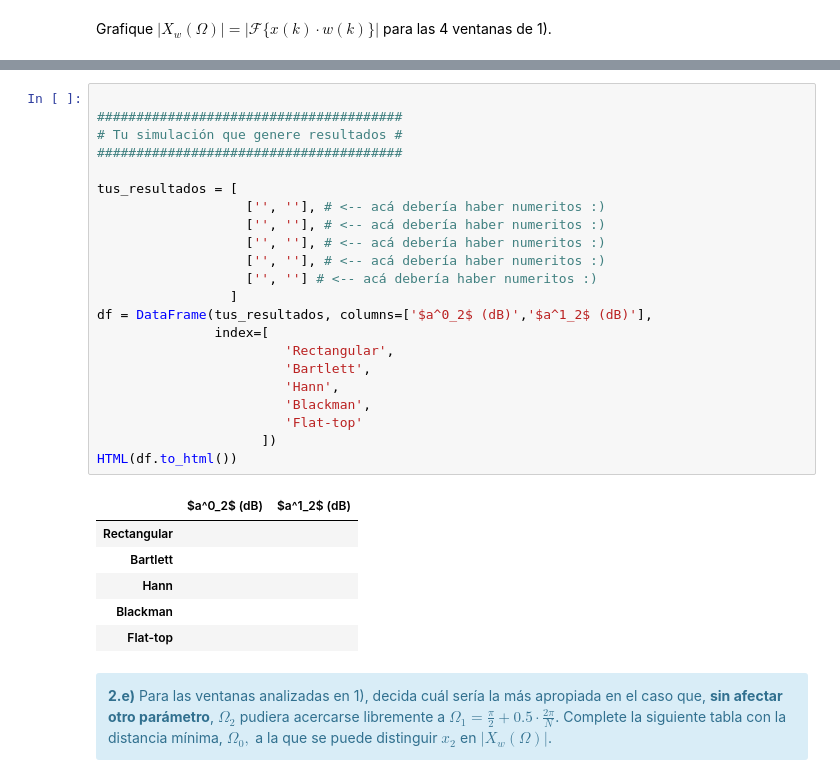
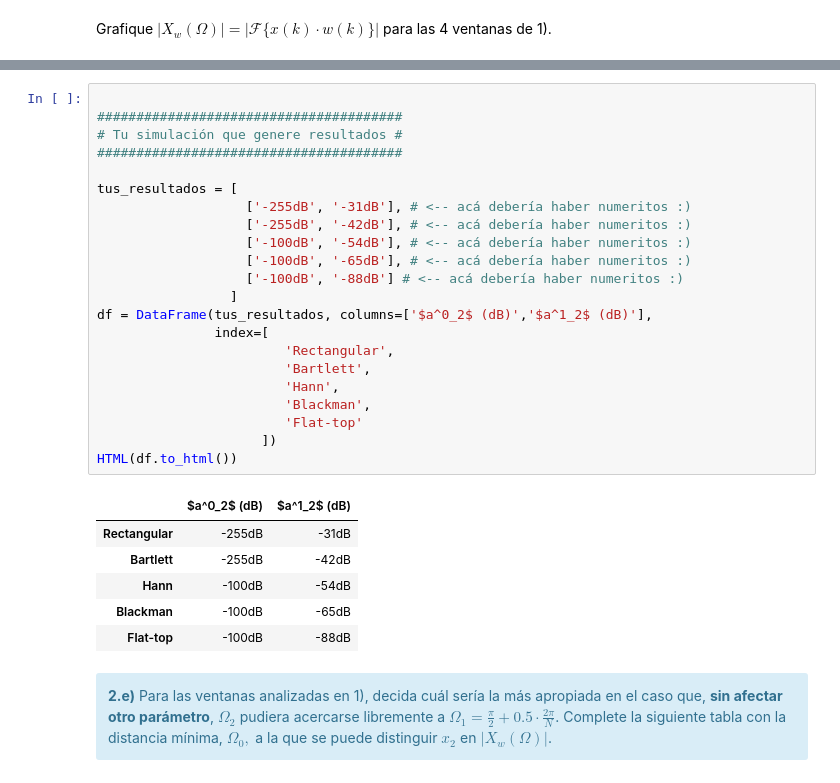
Before and after one commit to fcatuogno/PDS_TPs, a Jupyter notebook: TP2 - Ventanas.ipynb, the cells around one changed output, grey strips where cells are left out. Cells and saved outputs as stored; diff of their text form.

```diff
--- a/TP2 - Ventanas.ipynb
+++ b/TP2 - Ventanas.ipynb
@@ -443,32 +848,32 @@ Grafique $\lvert X_w(\Omega) \rvert = \lvert \mathcal{F}\{ x(k) · w(k) \} \rver
 # %%
 
 #######################################
 # Tu simulación que genere resultados #
 #######################################
 
 tus_resultados = [
-                   ['', ''], # <-- acá debería haber numeritos :)
-                   ['', ''], # <-- acá debería haber numeritos :)
-                   ['', ''], # <-- acá debería haber numeritos :)
-                   ['', ''], # <-- acá debería haber numeritos :)
-                   ['', ''] # <-- acá debería haber numeritos :)
+                   ['-255dB', '-31dB'], # <-- acá debería haber numeritos :)
+                   ['-255dB', '-42dB'], # <-- acá debería haber numeritos :)
+                   ['-100dB', '-54dB'], # <-- acá debería haber numeritos :)
+                   ['-100dB', '-65dB'], # <-- acá debería haber numeritos :)
+                   ['-100dB', '-88dB'] # <-- acá debería haber numeritos :)
                  ]
 df = DataFrame(tus_resultados, columns=['$a^0_2$ (dB)','$a^1_2$ (dB)'],
                index=[
                         'Rectangular',
                         'Bartlett',
                         'Hann',
                         'Blackman',
                         'Flat-top'
                      ])
 HTML(df.to_html())
 # %% [output]
 |  | $a^0_2$ (dB) | $a^1_2$ (dB) |
-| Rectangular |  |  |
-| Bartlett |  |  |
-| Hann |  |  |
-| Blackman |  |  |
-| Flat-top |  |  |
+| Rectangular | -255dB | -31dB |
+| Bartlett | -255dB | -42dB |
+| Hann | -100dB | -54dB |
+| Blackman | -100dB | -65dB |
+| Flat-top | -100dB | -88dB |
 # %% [markdown]
 <div class="alert alert-block alert-info">
 <b>2.e)</b> Para las ventanas analizadas en 1), decida cuál sería la más apropiada en el caso que, <b>sin afectar otro parámetro</b>, $\Omega_2$ pudiera acercarse libremente a $\Omega_1 = \frac{\pi}{2} + 0.5·\frac{2\pi}{N}$. Complete la siguiente tabla con la distancia mínima, $\Omega_0, $ a la que se puede distinguir $x_2$ en $\lvert X_w(\Omega) \rvert$.
```
Also changed, not shown: parts of 11 cells of this notebook.
